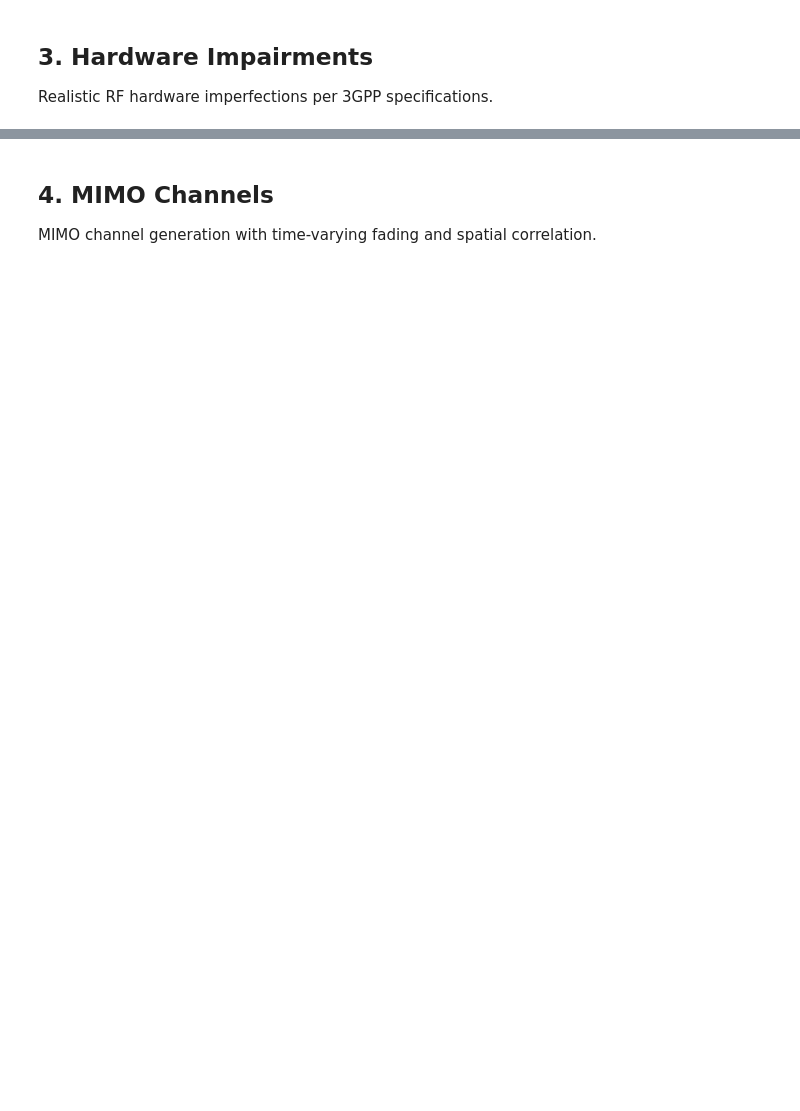
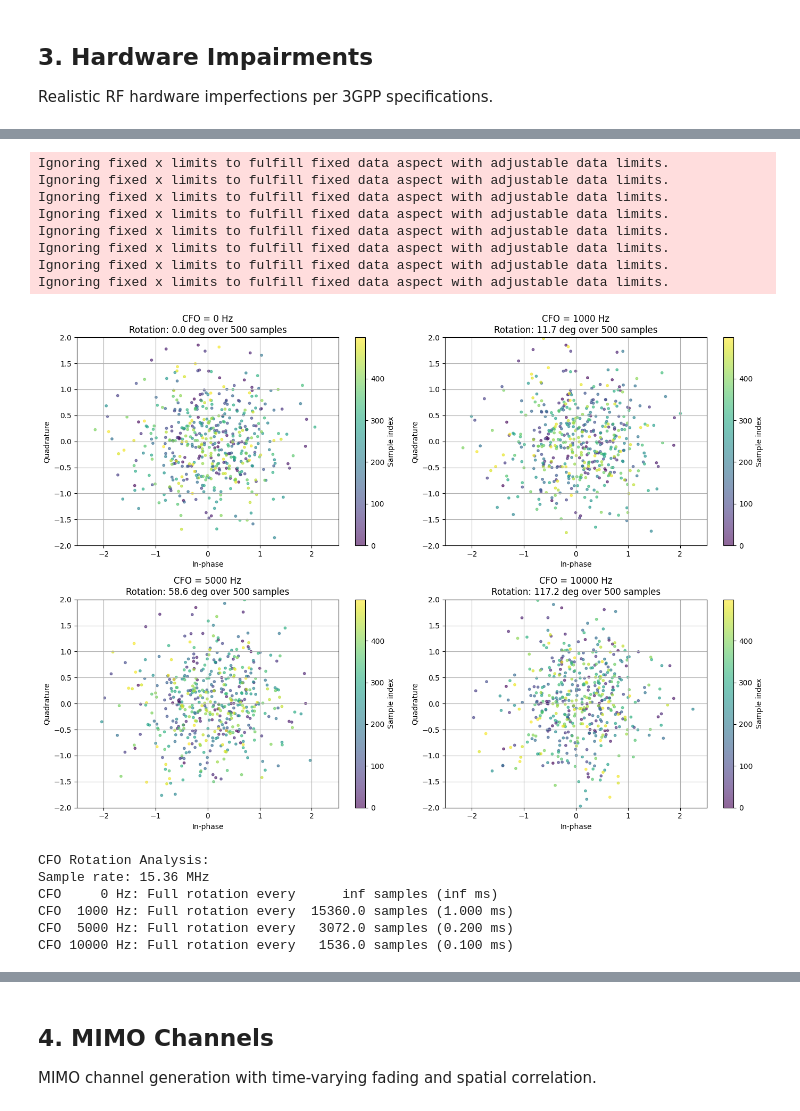
Before and after one commit to chenhao1umbc/dataset_RFSS, a Jupyter notebook: check/demo_phase1_2.ipynb, the cells around one changed output, grey strips where cells are left out. Saved outputs shown, nothing was run; the diff lists cells and outputs as text; code cells hidden in the pictures; blank space fills up the shorter version.

Commit message:
finished the phase 1.2

```diff
--- a/check/demo_phase1_2.ipynb
+++ b/check/demo_phase1_2.ipynb
@@ -198,23 +248,62 @@ print(f"Signal power: {torch.mean(torch.abs(clean_signal)**2).item():.6f}")
 # %%
-# CFO effect on constellation
+# CFO effect on constellation - showing phase rotation over time
 cfo_values = [0, 1000, 5000, 10000]  # Hz
 fig, axes = plt.subplots(2, 2, figsize=(14, 10))
 
 for idx, cfo_hz in enumerate(cfo_values):
     row, col = idx // 2, idx % 2
 
     signal_with_cfo = apply_cfo(clean_signal, cfo_hz, lte_sample_rate)
-    sig_np = signal_with_cfo.cpu().numpy()[::10]
 
-    axes[row, col].scatter(sig_np.real, sig_np.imag, alpha=0.3, s=1)
+    # Take a small window to see rotation clearly
+    window_start = 0
+    window_samples = 500
+    sig_window = signal_with_cfo[window_start:window_start+window_samples].cpu().numpy()
+
+    # Color by time to show rotation
+    time_indices = np.arange(len(sig_window))
+    scatter = axes[row, col].scatter(sig_window.real, sig_window.imag,
+                                      c=time_indices, cmap='viridis',
+                                      alpha=0.6, s=10)
+
     axes[row, col].set_xlabel('In-phase')
     axes[row, col].set_ylabel('Quadrature')
-    axes[row, col].set_title(f'CFO = {cfo_hz} Hz')
+
+    # Calculate rotation per sample
+    rotation_per_sample = cfo_hz / lte_sample_rate * 360  # degrees
+    total_rotation = rotation_per_sample * window_samples
+
+    axes[row, col].set_title(f'CFO = {cfo_hz} Hz\nRotation: {total_rotation:.1f} deg over {window_samples} samples')
     axes[row, col].grid(True)
     axes[row, col].axis('equal')
     axes[row, col].set_xlim(-2, 2)
     axes[row, col].set_ylim(-2, 2)
 
+    # Add colorbar to show time progression
+    plt.colorbar(scatter, ax=axes[row, col], label='Sample index')
+
 plt.tight_layout()
 plt.show()
+
+print("\nCFO Rotation Analysis:")
+print(f"Sample rate: {lte_sample_rate/1e6:.2f} MHz")
+for cfo_hz in cfo_values:
+    period_samples = lte_sample_rate / cfo_hz if cfo_hz > 0 else float('inf')
+    print(f"CFO {cfo_hz:5d} Hz: Full rotation every {period_samples:8.1f} samples ({period_samples/lte_sample_rate*1000:.3f} ms)")
+# %% [output]
+Ignoring fixed x limits to fulfill fixed data aspect with adjustable data limits.
+Ignoring fixed x limits to fulfill fixed data aspect with adjustable data limits.
+Ignoring fixed x limits to fulfill fixed data aspect with adjustable data limits.
+Ignoring fixed x limits to fulfill fixed data aspect with adjustable data limits.
+Ignoring fixed x limits to fulfill fixed data aspect with adjustable data limits.
+Ignoring fixed x limits to fulfill fixed data aspect with adjustable data limits.
+Ignoring fixed x limits to fulfill fixed data aspect with adjustable data limits.
+Ignoring fixed x limits to fulfill fixed data aspect with adjustable data limits.
+[figure, added]
+CFO Rotation Analysis:
+Sample rate: 15.36 MHz
+CFO     0 Hz: Full rotation every      inf samples (inf ms)
+CFO  1000 Hz: Full rotation every  15360.0 samples (1.000 ms)
+CFO  5000 Hz: Full rotation every   3072.0 samples (0.200 ms)
+CFO 10000 Hz: Full rotation every   1536.0 samples (0.100 ms)
 # %%
```
Also changed, not shown: parts of 15 cells of this notebook, 6 other files.
